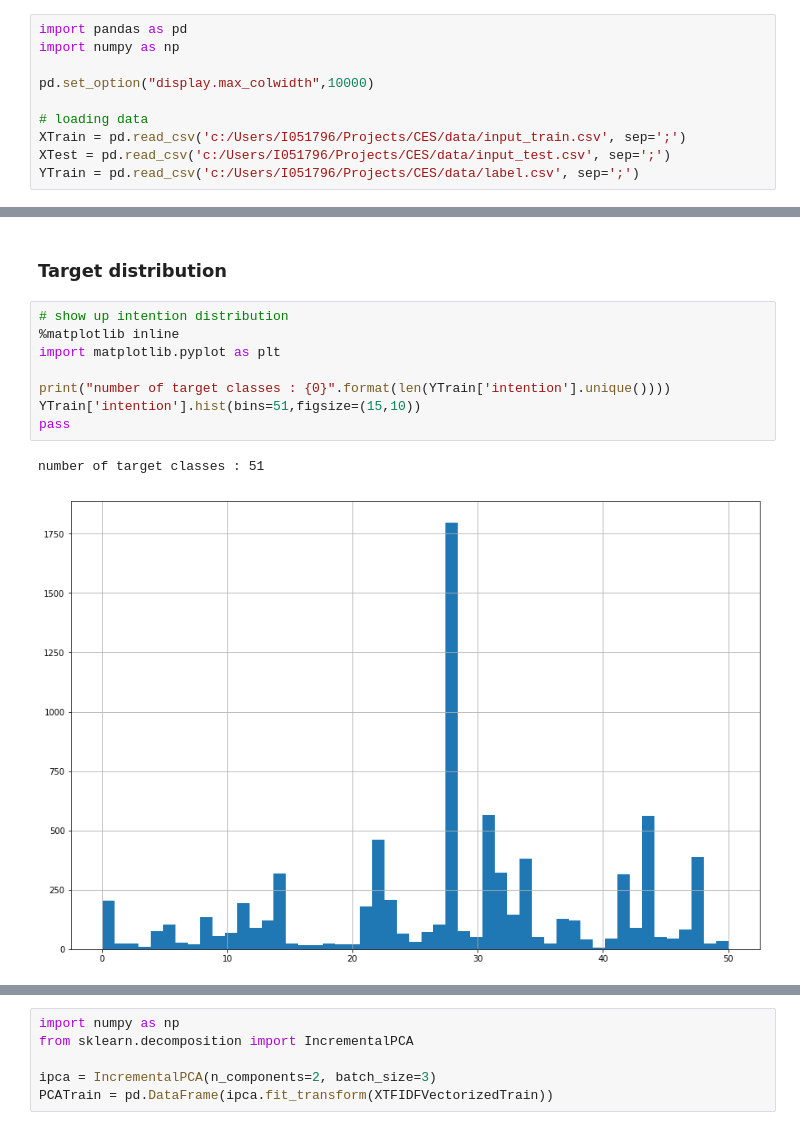
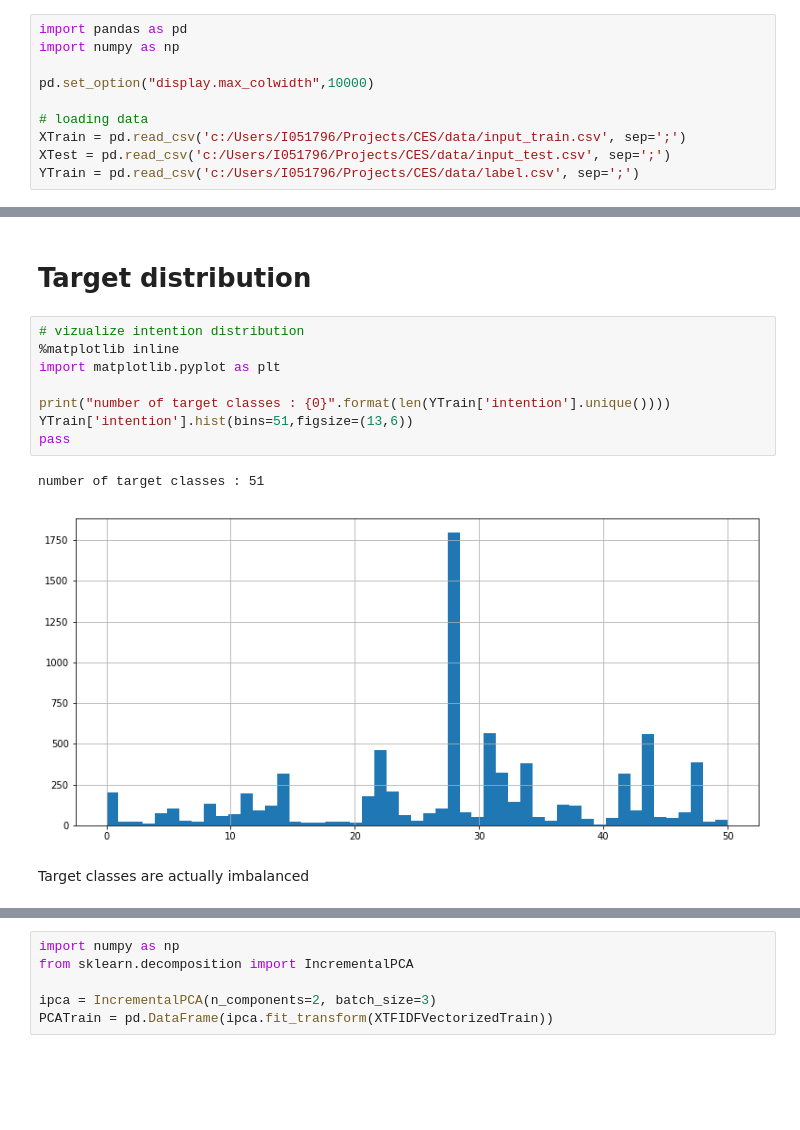
Before and after one commit to jhuu32/CES, a Jupyter notebook: notebooks/data_analysis/data_exploration.ipynb, the cells around one changed output, grey strips where cells are left out. Cells and saved outputs as stored; diff of their text form; blank space fills up the shorter version.

```diff
--- a/notebooks/data_analysis/data_exploration.ipynb
+++ b/notebooks/data_analysis/data_exploration.ipynb
@@ -23,16 +23,18 @@ YXTrain.head()
 | 3 | 3 | Est-ce qu'il existe une forme ada... | 44 |
 | 4 | 4 | mon medecin me soigne pour une rh... | 31 |
 # %% [markdown]
-### Target distribution
+# Target distribution
 # %%
-# show up intention distribution
+# vizualize intention distribution
 %matplotlib inline
 import matplotlib.pyplot as plt
 
 print("number of target classes : {0}".format(len(YTrain['intention'].unique())))
-YTrain['intention'].hist(bins=51,figsize=(15,10))
+YTrain['intention'].hist(bins=51,figsize=(13,6))
 pass
 # %% [output]
 number of target classes : 51
-[figure, old version]
+[figure, new version]
+# %% [markdown]
+Target classes are actually imbalanced
 # %%
```
Also changed, not shown: parts of 38 cells of this notebook, 16 other files.
